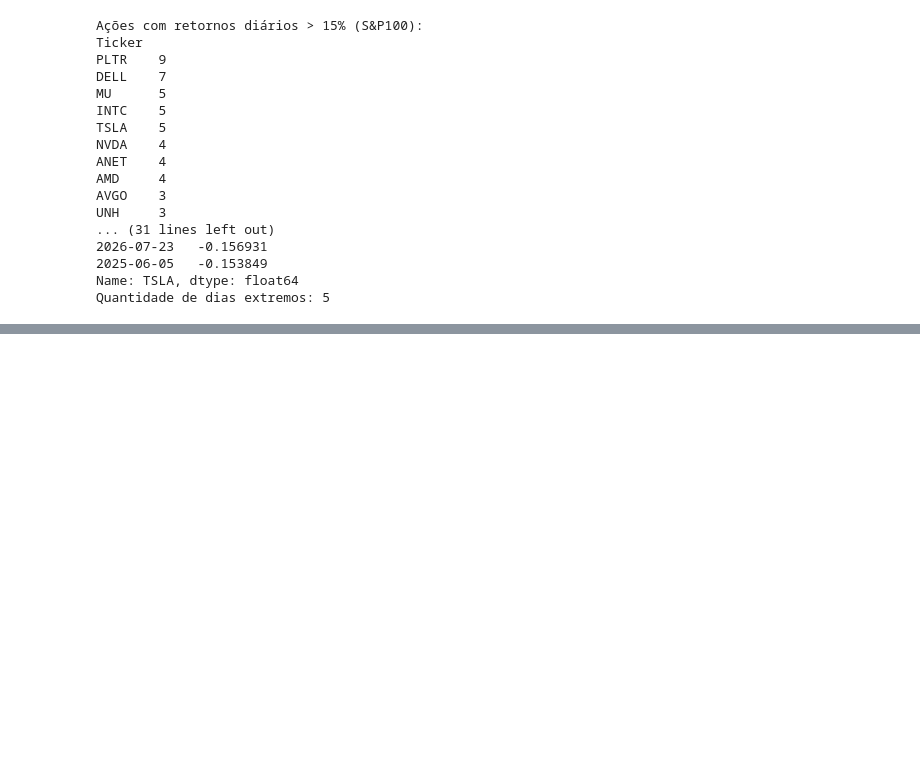
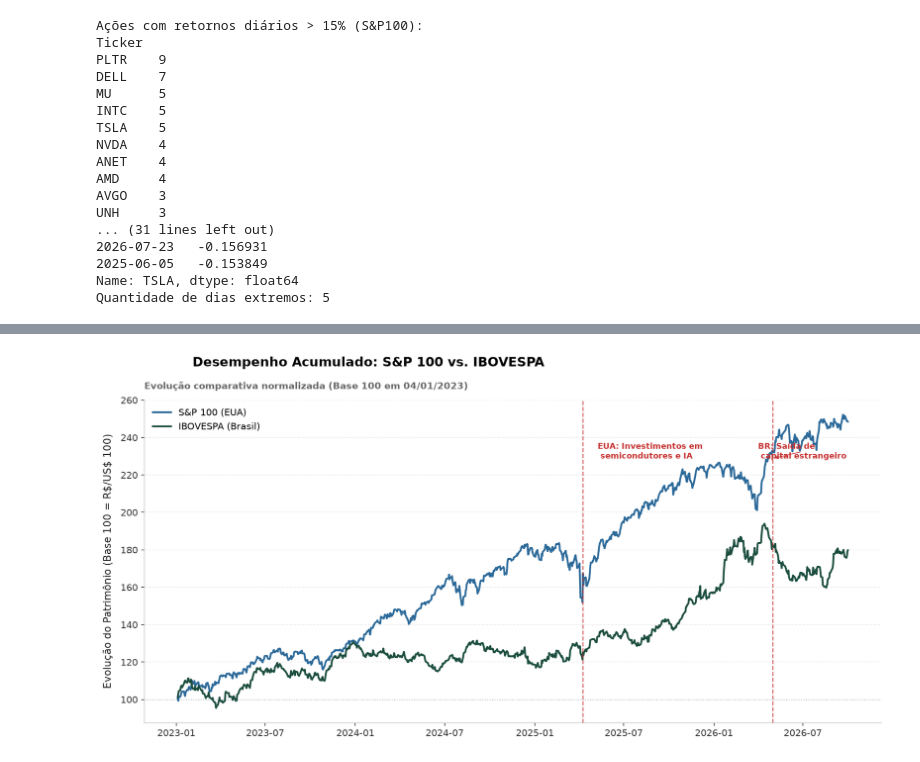
Before and after one commit to LeonardoDias2002/bootcamp_datascience, a Jupyter notebook: entrega_1/Finor_data_cleaning.ipynb, the cells around one changed output, grey strips where cells are left out. Saved outputs shown, nothing was run; the diff lists cells and outputs as text; code cells hidden in the pictures; blank space fills up the shorter version.

```diff
--- a/entrega_1/Finor_data_cleaning.ipynb
+++ b/entrega_1/Finor_data_cleaning.ipynb
@@ -466,0 +457,57 @@ plt.show()
+# %%
+# ==============================================================================
+# PASSO 4: GRÁFICO COMPARATIVO DE PERFORMANCE ACUMULADA DOS INDICES
+# ==============================================================================
+# Garante que as configurações visuais do NYT estão ativas
+set_nyt_style()
+
+# Criando figura com a interface Orientada a Objetos
+fig, ax = plt.subplots(figsize=(12, 6), dpi=150)
+
+# Linha de referência no ponto de partida (Base 100)
+ax.axhline(y=100, color='#A0AEC0', linestyle=':', linewidth=1, zorder=1)
+
+# Plot dos índices usando a paleta oficial padronizada do projeto
+ax.plot(sp_acum.index, sp_acum, color='#2B6999', linewidth=2, label='S&P 100 (EUA)', zorder=2)
+ax.plot(ib_acum.index, ib_acum, color='#1B4D3E', linewidth=2, label='IBOVESPA (Brasil)', zorder=2)
+
+# Grid sutil apenas no eixo Y para não poluir
+ax.grid(axis='y', color='#E5E5E5', linestyle='--', alpha=0.7)
+ax.grid(axis='x', visible=False)
+
+# Hierarquia do Título (Estilo Manchete Editorial NYT)
+plt.suptitle('Desempenho Acumulado: S&P 100 vs. IBOVESPA', x=0.125, y=0.98, fontweight='bold', fontsize=14, ha='left')
+ax.set_title(
+    f"Evolução comparativa normalizada (Base 100 em {datas_comuns[0].strftime('%d/%m/%Y')})",
+    fontsize=10, color='#666666', pad=12, loc='left'
+)
+
+# 6. Marcação de Eventos Históricos de Mercado
+data_baixa_B3 = pd.to_datetime('2026-05-01')
+data_alta_usa = pd.to_datetime('2025-04-09')
+
+# Linha e anotação: Mínimo no Brasil (Maio 2026)
+ax.axvline(data_baixa_B3, color='#C53030', linestyle='--', linewidth=1.2, alpha=0.75, zorder=3)
+ax.annotate('BR: Saída de \n capital estrangeiro', xy=(data_baixa_B3, ax.get_ylim()[1] * 0.88),
+            xytext=(data_baixa_B3 - pd.Timedelta(days=30), ax.get_ylim()[1] * 0.88),
+            fontsize=8.5, color='#C53030', fontweight='bold',
+            arrowprops=dict(arrowstyle='->', color='#C53030', lw=0.8))
+
+# Linha e anotação: Início dalta pontual histórica EUA (Mai 2025)
+ax.axvline(data_alta_usa, color='#C53030', linestyle='--', linewidth=1.2, alpha=0.75, zorder=3)
+ax.annotate('EUA: Investimentos em \n semicondutores e IA', xy=(data_alta_usa, ax.get_ylim()[1] * 0.88),
+            xytext=(data_alta_usa + pd.Timedelta(days=30), ax.get_ylim()[1] * 0.88),
+            fontsize=8.5, color='#C53030', fontweight='bold')
+
+# Ajuste dos eixos
+ax.set_ylabel('Evolução do Patrimônio (Base 100 = R\\$/US\\$ 100)', fontsize=11, labelpad=8)
+ax.set_xlabel('', fontsize=11) # Em séries de tempo, dispensamos a legenda "Data"
+
+# Legenda limpa (sem moldura)
+ax.legend(frameon=False, loc='upper left', fontsize=10)
+
+plt.tight_layout()
+plt.savefig('comparativo_acumulado_indices.png', dpi=300, bbox_inches='tight')
+plt.show()
+# %% [output]
+[figure, added]
```
Also changed, not shown: parts of 18 cells of this notebook.
